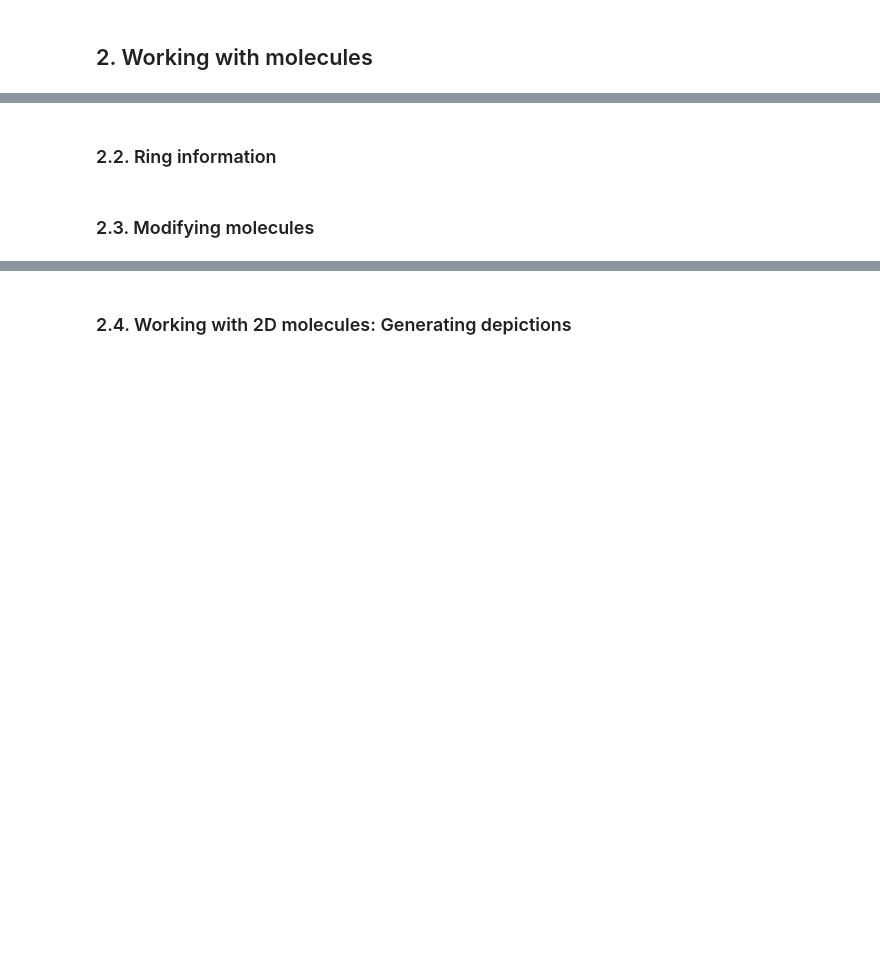
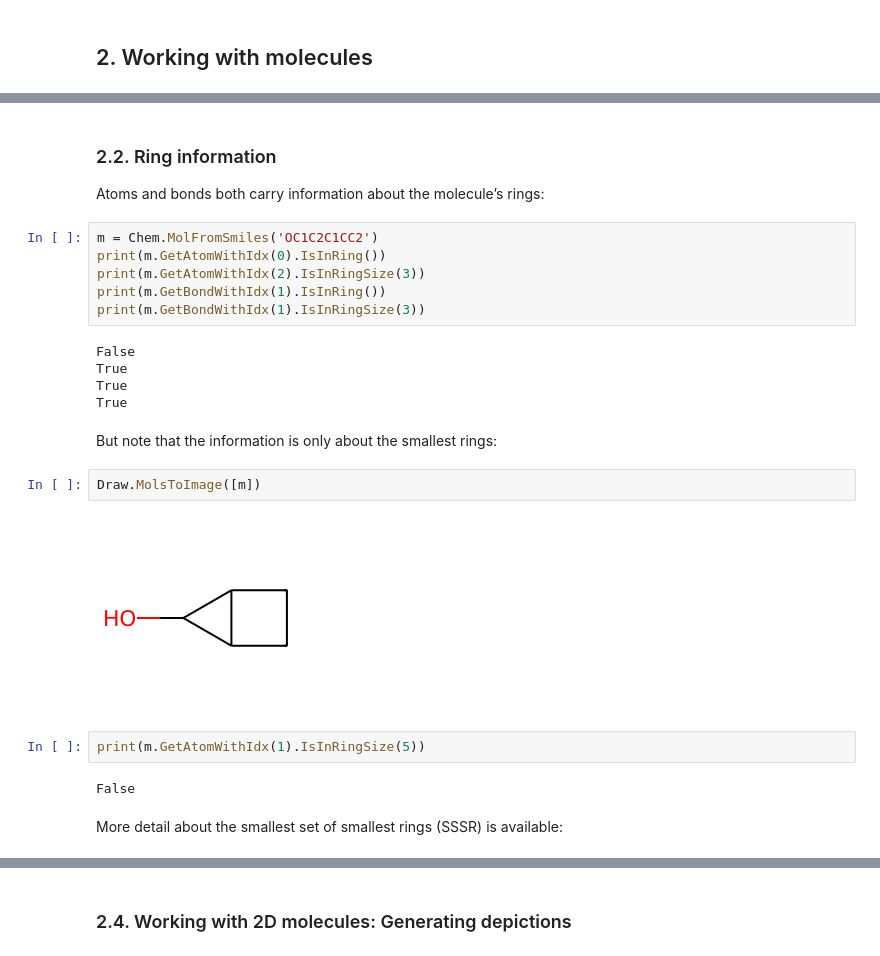
Before and after one commit to wehs7661/demos_hub, a Jupyter notebook: notebooks/RDKit.ipynb, the cells around one changed output, grey strips where cells are left out. Saved outputs shown, nothing was run; the diff lists cells and outputs as text; blank space fills up the shorter version.

```diff
--- a/RDKit.ipynb
+++ b/notebooks/RDKit.ipynb
@@ -293,4 +352,26 @@ with Chem.SDWriter('data/foo.sdf') as w:
 # %% [markdown]
 ### 2.2. Ring information
+Atoms and bonds both carry information about the molecule’s rings:
-# %% [markdown]
-### 2.3. Modifying molecules
+# %%
+m = Chem.MolFromSmiles('OC1C2C1CC2')
+print(m.GetAtomWithIdx(0).IsInRing())
+print(m.GetAtomWithIdx(2).IsInRingSize(3))
+print(m.GetBondWithIdx(1).IsInRing())
+print(m.GetBondWithIdx(1).IsInRingSize(3))
+# %% [output]
+False
+True
+True
+True
+# %% [markdown]
+But note that the information is only about the smallest rings:
+# %%
+Draw.MolsToImage([m])
+# %% [output]
+[figure, added]
+# %%
+print(m.GetAtomWithIdx(1).IsInRingSize(5))
+# %% [output]
+False
+# %% [markdown]
+More detail about the smallest set of smallest rings (SSSR) is available:
```
Also changed, not shown: parts of 58 cells of this notebook.
